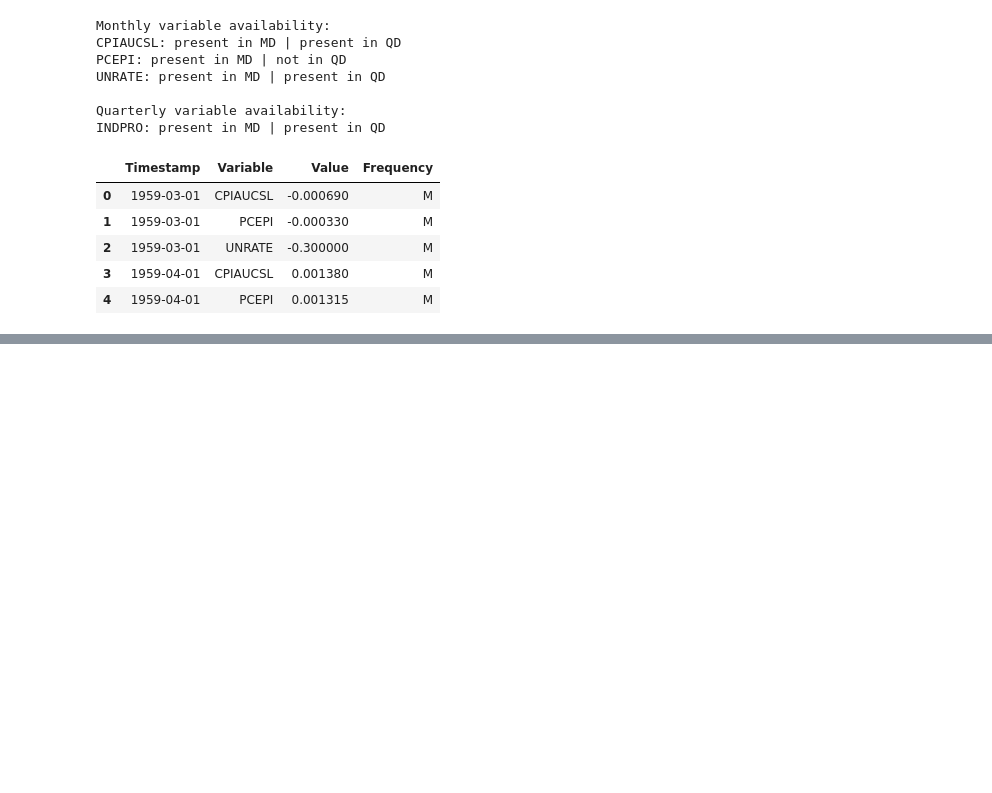
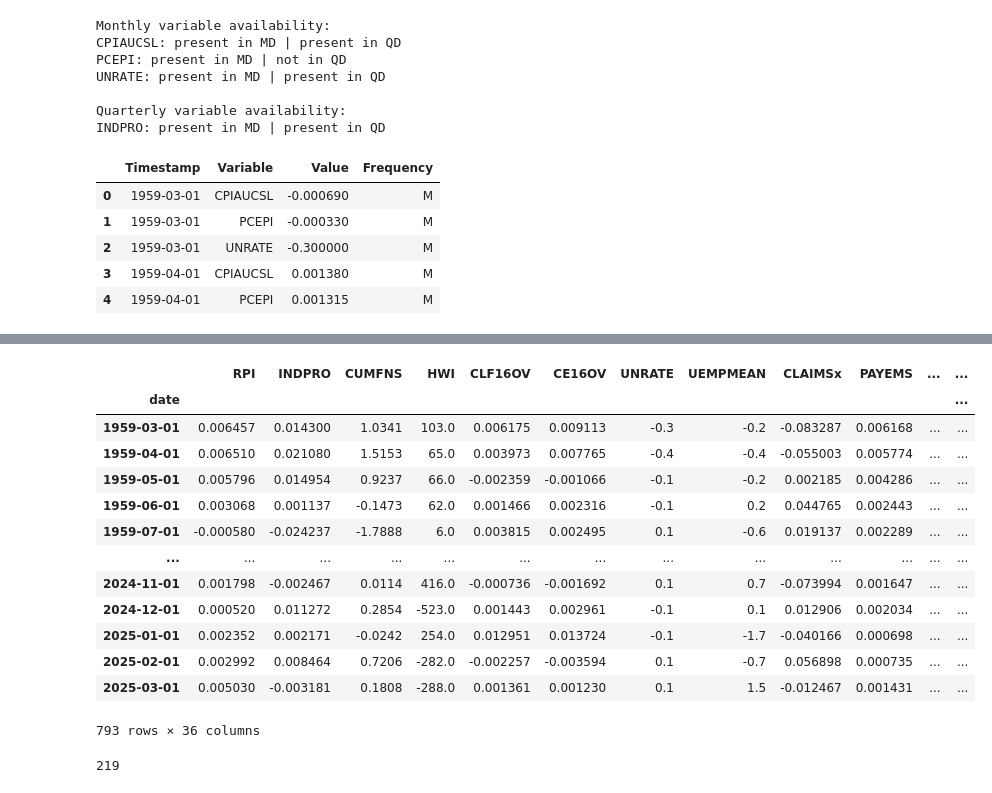
Before and after one commit to Alessiobrini/mixed-panels-transformer-encoder, a Jupyter notebook: notebooks/01-explore_fred_data.ipynb, the cells around one changed output, grey strips where cells are left out. Saved outputs shown, nothing was run; the diff lists cells and outputs as text; code cells hidden in the pictures; blank space fills up the shorter version.

```diff
--- a/notebooks/01-explore_fred_data.ipynb
+++ b/notebooks/01-explore_fred_data.ipynb
@@ -299,0 +643,17 @@ Index(['Unnamed: 0', 'date', 'RPI', 'W875RX1', 'DPCERA3M086SBEA', 'CMRMTSPLx',
+# %%
+md[monthly_vars].ffill().dropna()
+# %% [output]
+|  | RPI | INDPRO | CUMFNS | HWI | CLF16OV | CE16OV | UNRATE | UEMPMEAN | CLAIMSx | PAYEMS | ... | ... |
+| date |  |  |  |  |  |  |  |  |  |  |  | ... |
+| 1959-03-01 | 0.006457 | 0.014300 | 1.0341 | 103.0 | 0.006175 | 0.009113 | -0.3 | -0.2 | -0.083287 | 0.006168 | ... | ... |
+| 1959-04-01 | 0.006510 | 0.021080 | 1.5153 | 65.0 | 0.003973 | 0.007765 | -0.4 | -0.4 | -0.055003 | 0.005774 | ... | ... |
+| 1959-05-01 | 0.005796 | 0.014954 | 0.9237 | 66.0 | -0.002359 | -0.001066 | -0.1 | -0.2 | 0.002185 | 0.004286 | ... | ... |
+| 1959-06-01 | 0.003068 | 0.001137 | -0.1473 | 62.0 | 0.001466 | 0.002316 | -0.1 | 0.2 | 0.044765 | 0.002443 | ... | ... |
+| 1959-07-01 | -0.000580 | -0.024237 | -1.7888 | 6.0 | 0.003815 | 0.002495 | 0.1 | -0.6 | 0.019137 | 0.002289 | ... | ... |
+| ... | ... | ... | ... | ... | ... | ... | ... | ... | ... | ... | ... | ... |
+| 2024-11-01 | 0.001798 | -0.002467 | 0.0114 | 416.0 | -0.000736 | -0.001692 | 0.1 | 0.7 | -0.073994 | 0.001647 | ... | ... |
+| 2024-12-01 | 0.000520 | 0.011272 | 0.2854 | -523.0 | 0.001443 | 0.002961 | -0.1 | 0.1 | 0.012906 | 0.002034 | ... | ... |
+| 2025-01-01 | 0.002352 | 0.002171 | -0.0242 | 254.0 | 0.012951 | 0.013724 | -0.1 | -1.7 | -0.040166 | 0.000698 | ... | ... |
+| 2025-02-01 | 0.002992 | 0.008464 | 0.7206 | -282.0 | -0.002257 | -0.003594 | 0.1 | -0.7 | 0.056898 | 0.000735 | ... | ... |
+| 2025-03-01 | 0.005030 | -0.003181 | 0.1808 | -288.0 | 0.001361 | 0.001230 | 0.1 | 1.5 | -0.012467 | 0.001431 | ... | ... |
+793 rows × 36 columns
@@ -299,0 +662,4 @@ Index(['Unnamed: 0', 'date', 'RPI', 'W875RX1', 'DPCERA3M086SBEA', 'CMRMTSPLx',
+# %%
+len(quarterly_candidates)
+# %% [output]
+219
```
Also changed, not shown: parts of 39 cells of this notebook.
